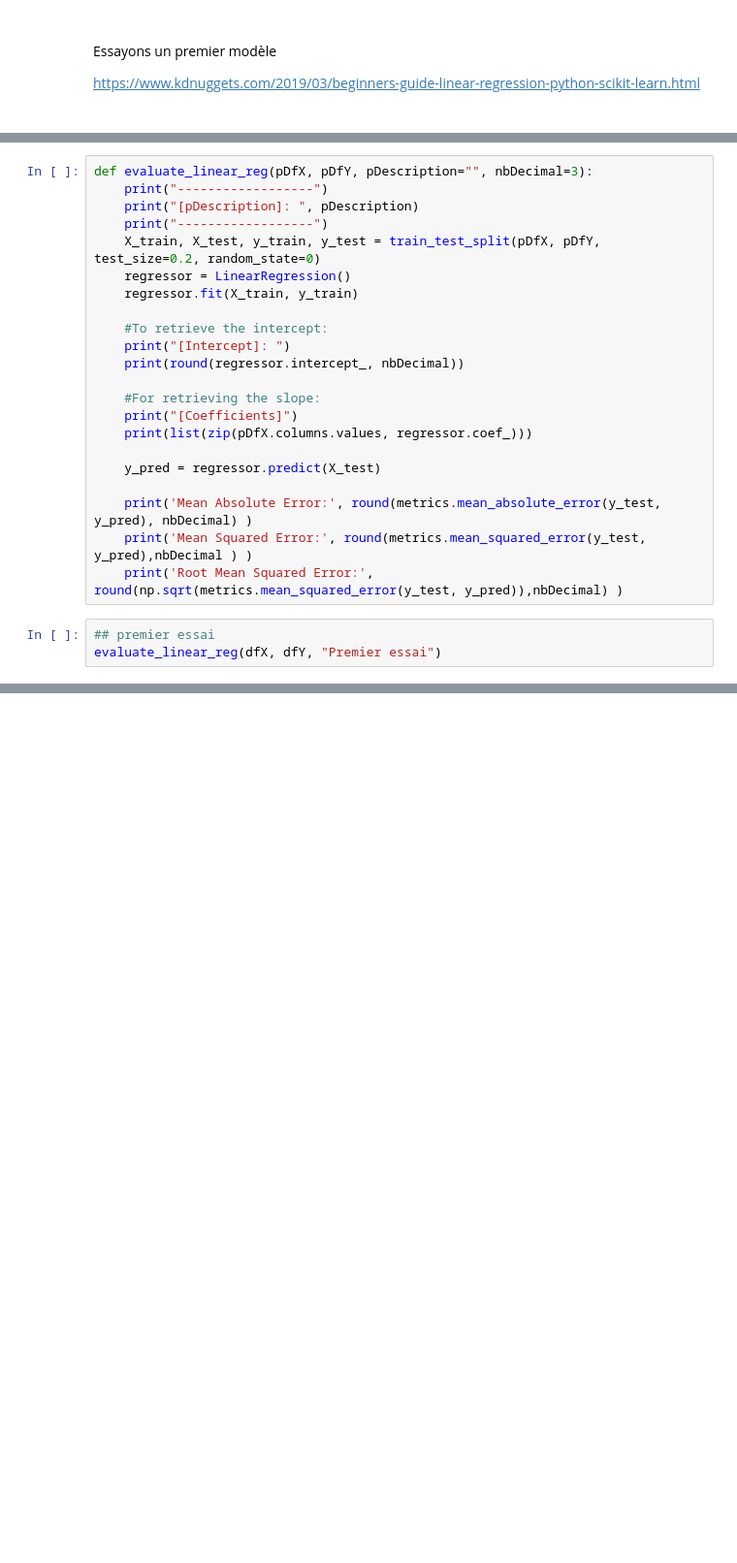
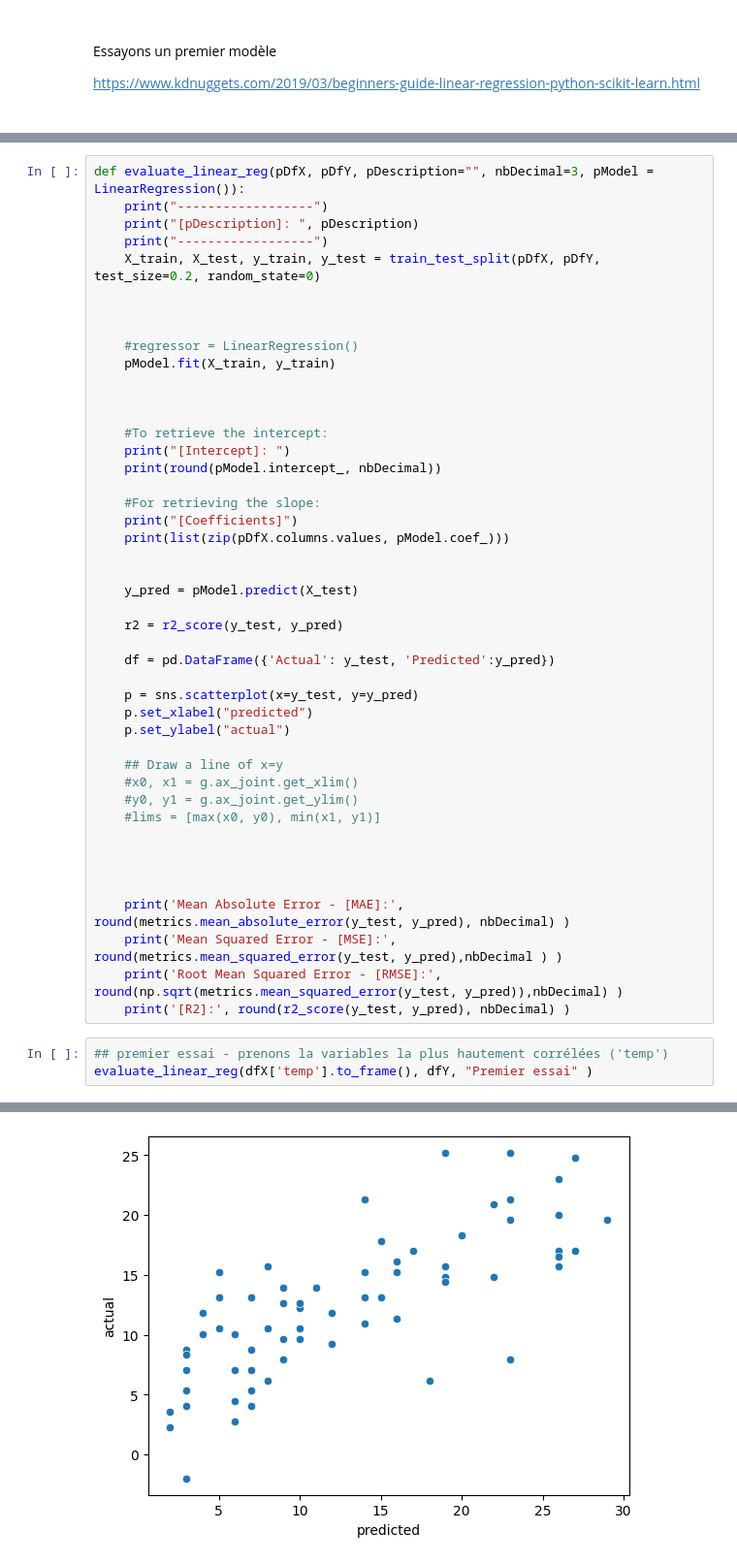
Before and after one commit to rennyatwork/CegepSteFoy_IA, a Jupyter notebook: 05_MachineLearning/TP01/tp01_v01.ipynb, the cells around one changed output, grey strips where cells are left out. Shown at 97% size. Drawn from its saved outputs; the diff is of its cells as text; blank space fills up the shorter version.

```diff
--- a/05_MachineLearning/TP01/tp01_v01.ipynb
+++ b/05_MachineLearning/TP01/tp01_v01.ipynb
@@ -98,28 +100,51 @@ from sklearn import metrics
 # %%
-def evaluate_linear_reg(pDfX, pDfY, pDescription="", nbDecimal=3):
+def evaluate_linear_reg(pDfX, pDfY, pDescription="", nbDecimal=3, pModel = LinearRegression()):
     print("------------------")
     print("[pDescription]: ", pDescription)
     print("------------------")
     X_train, X_test, y_train, y_test = train_test_split(pDfX, pDfY, test_size=0.2, random_state=0)
-    regressor = LinearRegression()
-    regressor.fit(X_train, y_train)
+
+
+
+    #regressor = LinearRegression()
+    pModel.fit(X_train, y_train)
+
+
 
     #To retrieve the intercept:
     print("[Intercept]: ")
-    print(round(regressor.intercept_, nbDecimal))
+    print(round(pModel.intercept_, nbDecimal))
 
     #For retrieving the slope:
     print("[Coefficients]")
-    print(list(zip(pDfX.columns.values, regressor.coef_)))
+    print(list(zip(pDfX.columns.values, pModel.coef_)))
 
-    y_pred = regressor.predict(X_test)
 
-    print('Mean Absolute Error:', round(metrics.mean_absolute_error(y_test, y_pred), nbDecimal) )
-    print('Mean Squared Error:', round(metrics.mean_squared_error(y_test, y_pred),nbDecimal ) )
-    print('Root Mean Squared Error:', round(np.sqrt(metrics.mean_squared_error(y_test, y_pred)),nbDecimal) )
+    y_pred = pModel.predict(X_test)
+
+    r2 = r2_score(y_test, y_pred)
+
+    df = pd.DataFrame({'Actual': y_test, 'Predicted':y_pred})
+
+    p = sns.scatterplot(x=y_test, y=y_pred)
+    p.set_xlabel("predicted")
+    p.set_ylabel("actual")
+
+    ## Draw a line of x=y
+    #x0, x1 = g.ax_joint.get_xlim()
+    #y0, y1 = g.ax_joint.get_ylim()
+    #lims = [max(x0, y0), min(x1, y1)]
+
+
+
+
+    print('Mean Absolute Error - [MAE]:', round(metrics.mean_absolute_error(y_test, y_pred), nbDecimal) )
+    print('Mean Squared Error - [MSE]:', round(metrics.mean_squared_error(y_test, y_pred),nbDecimal ) )
+    print('Root Mean Squared Error - [RMSE]:', round(np.sqrt(metrics.mean_squared_error(y_test, y_pred)),nbDecimal) )
+    print('[R2]:', round(r2_score(y_test, y_pred), nbDecimal) )
 # %%
-## premier essai
-evaluate_linear_reg(dfX, dfY, "Premier essai")
+## premier essai - prenons la variables la plus hautement corrélées ('temp')
+evaluate_linear_reg(dfX['temp'].to_frame(), dfY, "Premier essai" )
 # %% [output]
 ------------------
 [pDescription]:  Premier essai
@@ -133,0 +160 @@ Root Mean Squared Error: 4.508
+[figure, added]
```
Also changed, not shown: parts of 4 cells of this notebook, 26 other files.
